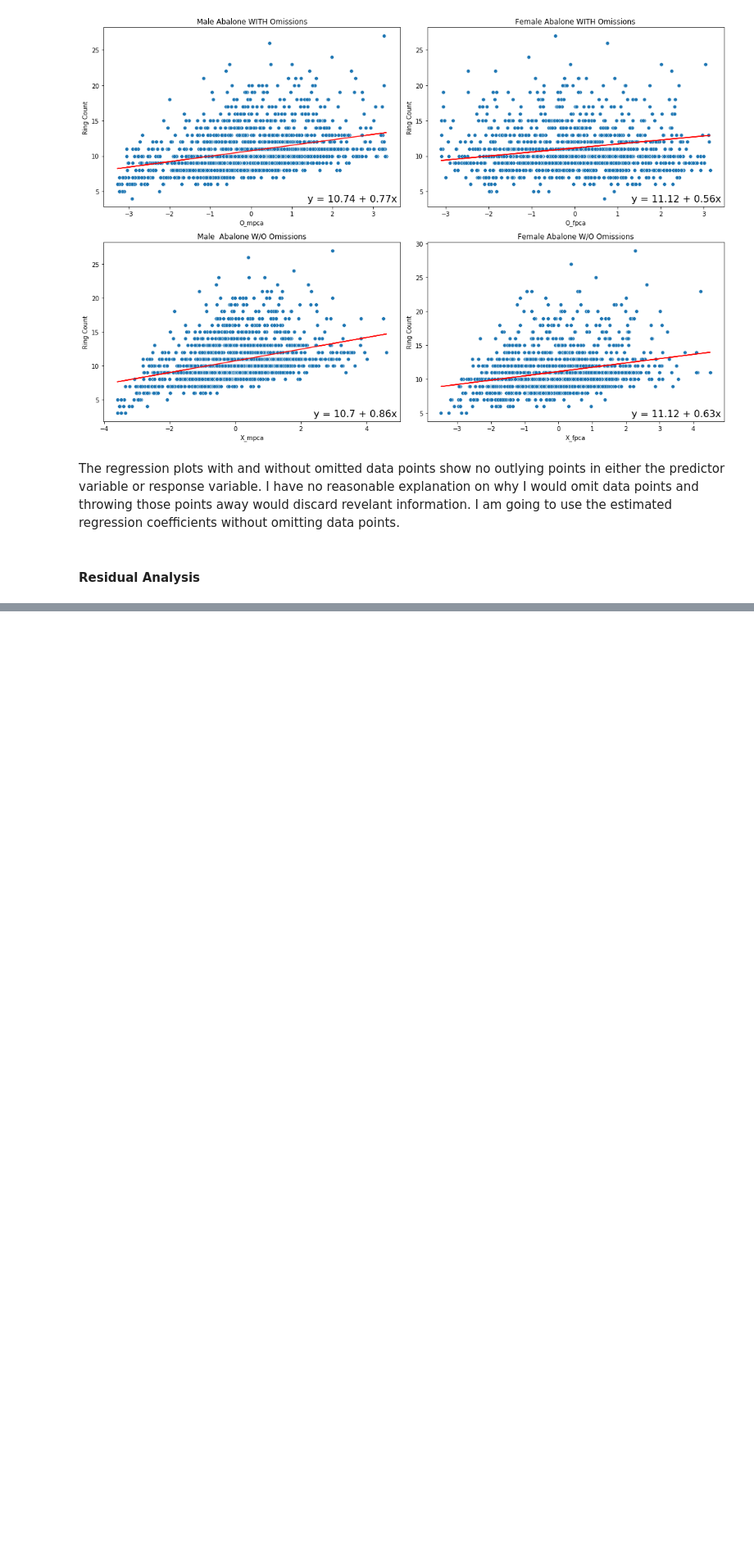
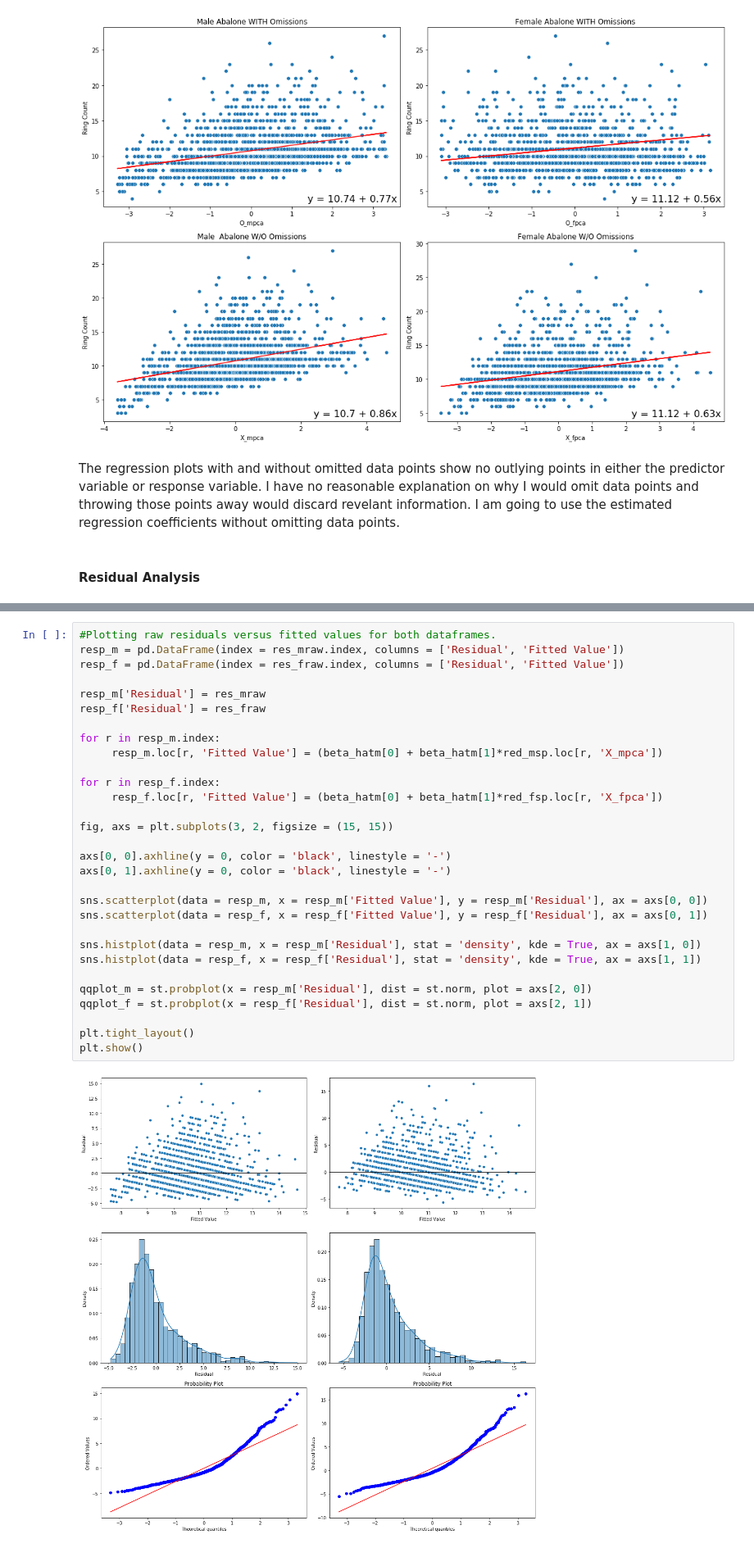
Before and after one commit to thokieu/Abalone-Regression, a Jupyter notebook: Workbook.ipynb, the cells around one changed output, grey strips where cells are left out. Shown at 82% size. Cells and saved outputs as stored; diff of their text form; blank space fills up the shorter version.

```diff
--- a/Workbook.ipynb
+++ b/Workbook.ipynb
@@ -1201,0 +1228,32 @@ Residual analysis is a diagnostic tool used to evaluate an important assumption
+# %%
+#Plotting raw residuals versus fitted values for both dataframes.
+resp_m = pd.DataFrame(index = res_mraw.index, columns = ['Residual', 'Fitted Value'])
+resp_f = pd.DataFrame(index = res_fraw.index, columns = ['Residual', 'Fitted Value'])
+
+resp_m['Residual'] = res_mraw
+resp_f['Residual'] = res_fraw
+
+for r in resp_m.index:
+     resp_m.loc[r, 'Fitted Value'] = (beta_hatm[0] + beta_hatm[1]*red_msp.loc[r, 'X_mpca'])
+
+for r in resp_f.index:
+     resp_f.loc[r, 'Fitted Value'] = (beta_hatm[0] + beta_hatm[1]*red_fsp.loc[r, 'X_fpca'])
+
+fig, axs = plt.subplots(3, 2, figsize = (15, 15))
+
+axs[0, 0].axhline(y = 0, color = 'black', linestyle = '-')
+axs[0, 1].axhline(y = 0, color = 'black', linestyle = '-')
+
+sns.scatterplot(data = resp_m, x = resp_m['Fitted Value'], y = resp_m['Residual'], ax = axs[0, 0])
+sns.scatterplot(data = resp_f, x = resp_f['Fitted Value'], y = resp_f['Residual'], ax = axs[0, 1])
+
+sns.histplot(data = resp_m, x = resp_m['Residual'], stat = 'density', kde = True, ax = axs[1, 0])
+sns.histplot(data = resp_f, x = resp_f['Residual'], stat = 'density', kde = True, ax = axs[1, 1])
+
+qqplot_m = st.probplot(x = resp_m['Residual'], dist = st.norm, plot = axs[2, 0])
+qqplot_f = st.probplot(x = resp_f['Residual'], dist = st.norm, plot = axs[2, 1])
+
+plt.tight_layout()
+plt.show()
+# %% [output]
+[figure, added]
```
Also changed, not shown: parts of 18 cells of this notebook.
